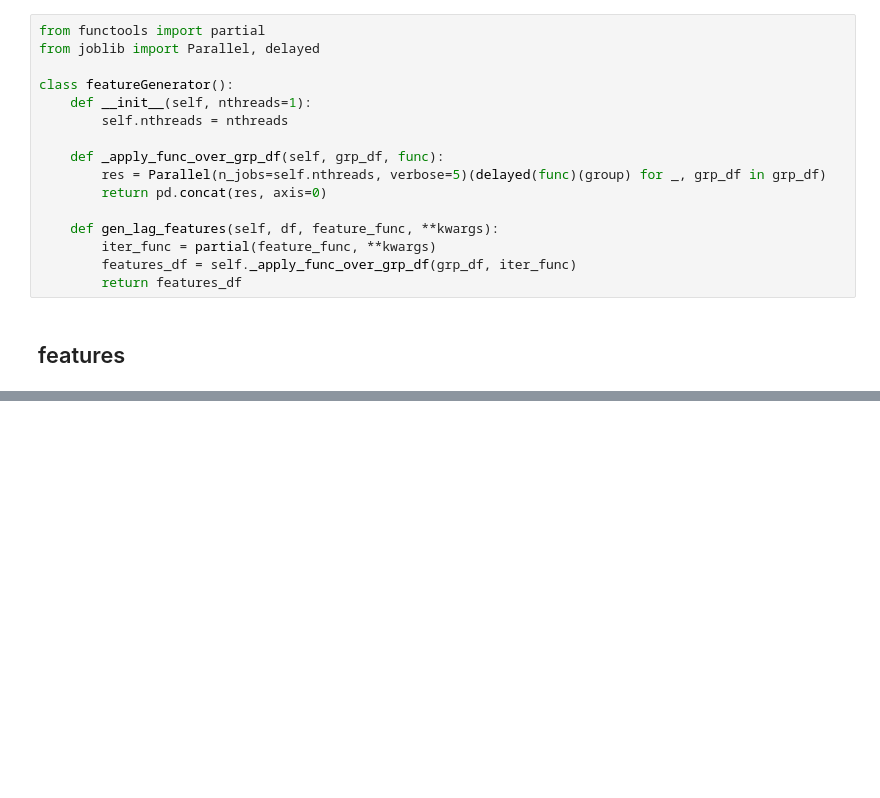
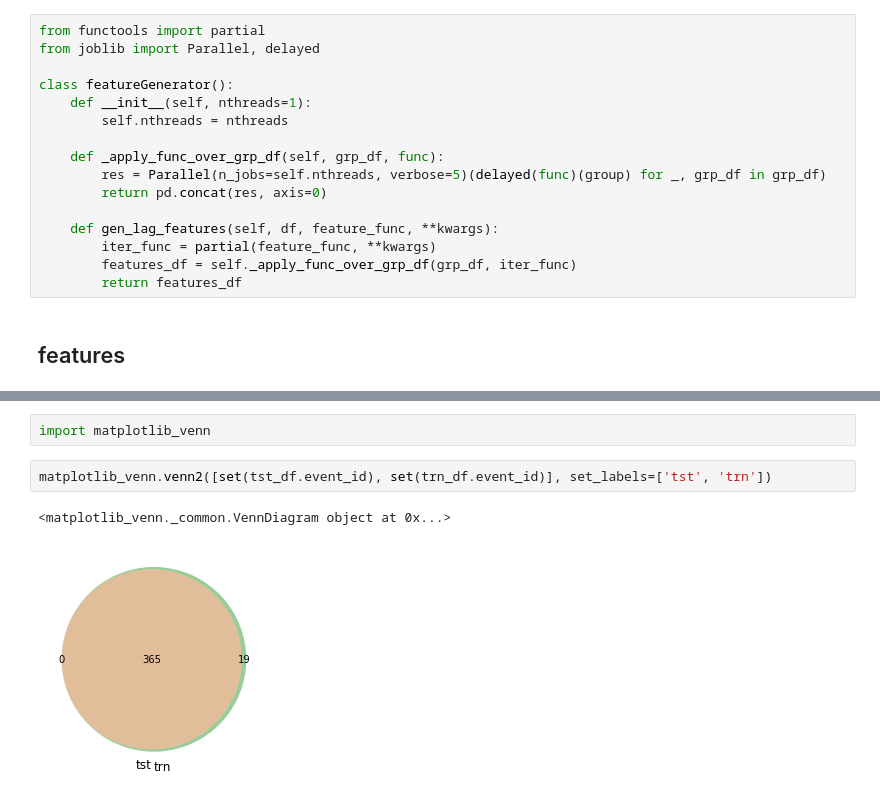
Before and after one commit to guchio3/kaggle-dsb-2019, a Jupyter notebook: notebooks/e000_eda.ipynb, the cells around one changed output, grey strips where cells are left out. Drawn from its saved outputs; the diff is of its cells as text; blank space fills up the shorter version.

```diff
--- a/notebooks/e000_eda.ipynb
+++ b/notebooks/e000_eda.ipynb
@@ -269,0 +161,7 @@ class featureGenerator():
+# %%
+import matplotlib_venn
+# %%
+matplotlib_venn.venn2([set(tst_df.event_id), set(trn_df.event_id)], set_labels=['tst', 'trn'])
+# %% [output]
+<matplotlib_venn._common.VennDiagram object at 0x...>
+[figure, added]
```
Also changed, not shown: parts of 29 cells of this notebook, 6 other files.
